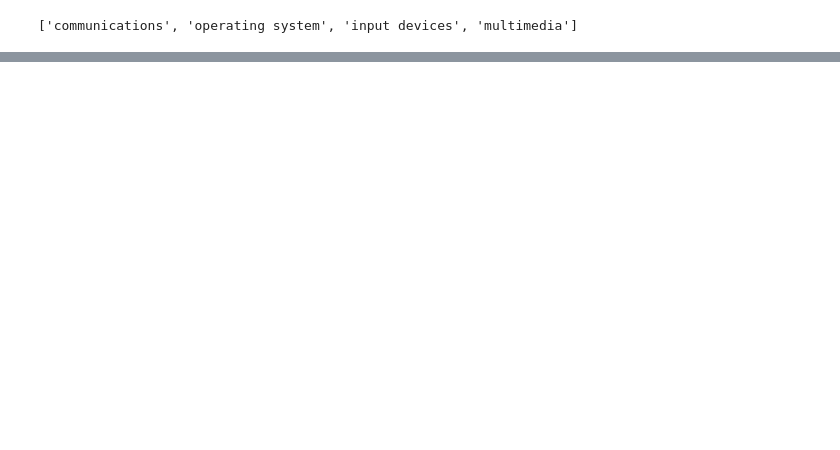
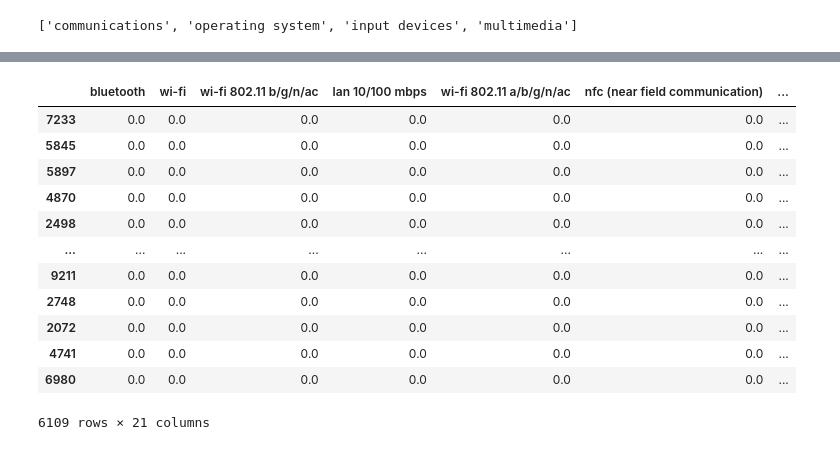
Before and after one commit to CHANDUKOLUSU/Laptop-Price-Prediction-using-ML-DL, a Jupyter notebook: Laptop Price Prediction.ipynb, the cells around one changed output, grey strips where cells are left out. Cells and saved outputs as stored; diff of their text form; code cells hidden in the pictures; blank space fills up the shorter version.

Commit message:
data cleaning

```diff
--- a/Laptop Price Prediction.ipynb
+++ b/Laptop Price Prediction.ipynb
@@ -103,7 +275,7 @@ df.shape
 # %%
 multivalue_columns = []
 for column in df.columns.to_list():
-    if type(df[column][0])==list:
+    if type(df[column][0])==list and column != 'operating system':
         multivalue_columns.append(column)
 multivalue_columns
 # %% [output]
@@ -113,0 +304,19 @@ multivalue_columns
+# %%
+# get unique values of each features in our predefined lists
+# and convert them to new feature names
+
+def get_unique_vals(col_name):
+    #to_list function splits each comma separated value to a new column
+    col_df = pd.DataFrame(df[col_name].to_list())
+    unique_vals = list()
+    for col in col_df.columns.to_list():
+        unique_vals += [val for val in list(col_df[col].unique()) if (val not in unique_vals and val is not None) ]
+
+    return unique_vals
+# %%
+multivalue_dict = {col: [] for  col in multivalue_columns}
+
+# apply get_unique_vals to all compact_cols
+# search through the dataframe and add a feature to unique_vals list when it is not included before
+for col in multivalue_columns:
+    multivalue_dict[col] = get_unique_vals(col)
@@ -113,0 +344,21 @@ multivalue_columns
+# %%
+# put unique_vals to compact_df columns
+unique_cols = list()
+for col in multivalue_columns:
+    unique_cols += multivalue_dict[col]
+multivalue_df = pd.DataFrame(columns = unique_cols , index=df.index, data=np.zeros((df.shape[0], len(unique_cols))))
+multivalue_df
+# %% [output]
+|  | bluetooth | wi-fi | wi-fi 802.11 b/g/n/ac | lan 10/100 mbps | wi-fi 802.11 a/b/g/n/ac | nfc (near field communication) | ... |
+| 7233 | 0.0 | 0.0 | 0.0 | 0.0 | 0.0 | 0.0 | ... |
+| 5845 | 0.0 | 0.0 | 0.0 | 0.0 | 0.0 | 0.0 | ... |
+| 5897 | 0.0 | 0.0 | 0.0 | 0.0 | 0.0 | 0.0 | ... |
+| 4870 | 0.0 | 0.0 | 0.0 | 0.0 | 0.0 | 0.0 | ... |
+| 2498 | 0.0 | 0.0 | 0.0 | 0.0 | 0.0 | 0.0 | ... |
+| ... | ... | ... | ... | ... | ... | ... | ... |
+| 9211 | 0.0 | 0.0 | 0.0 | 0.0 | 0.0 | 0.0 | ... |
+| 2748 | 0.0 | 0.0 | 0.0 | 0.0 | 0.0 | 0.0 | ... |
+| 2072 | 0.0 | 0.0 | 0.0 | 0.0 | 0.0 | 0.0 | ... |
+| 4741 | 0.0 | 0.0 | 0.0 | 0.0 | 0.0 | 0.0 | ... |
+| 6980 | 0.0 | 0.0 | 0.0 | 0.0 | 0.0 | 0.0 | ... |
+6109 rows × 21 columns
```
Also changed, not shown: parts of 20 cells of this notebook.
